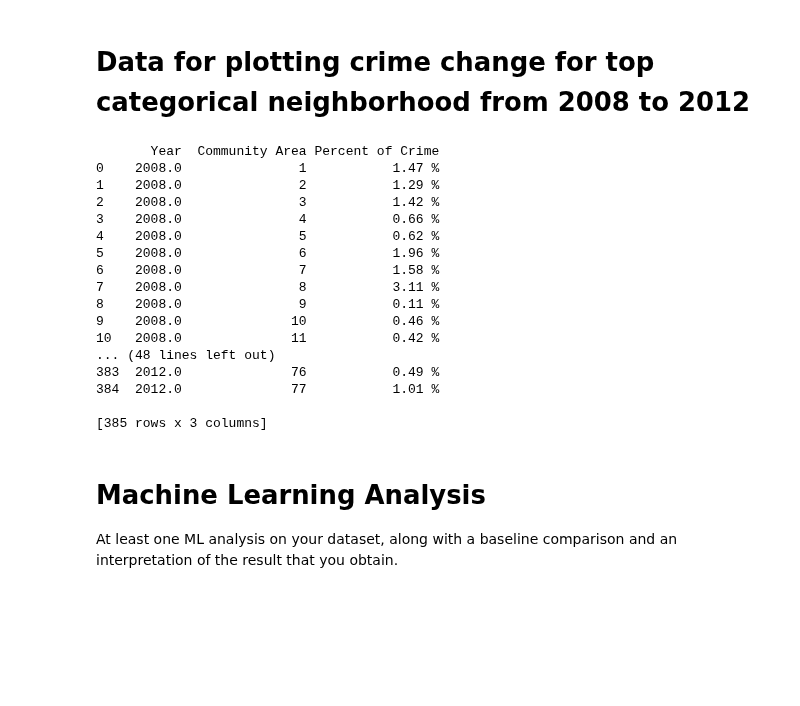
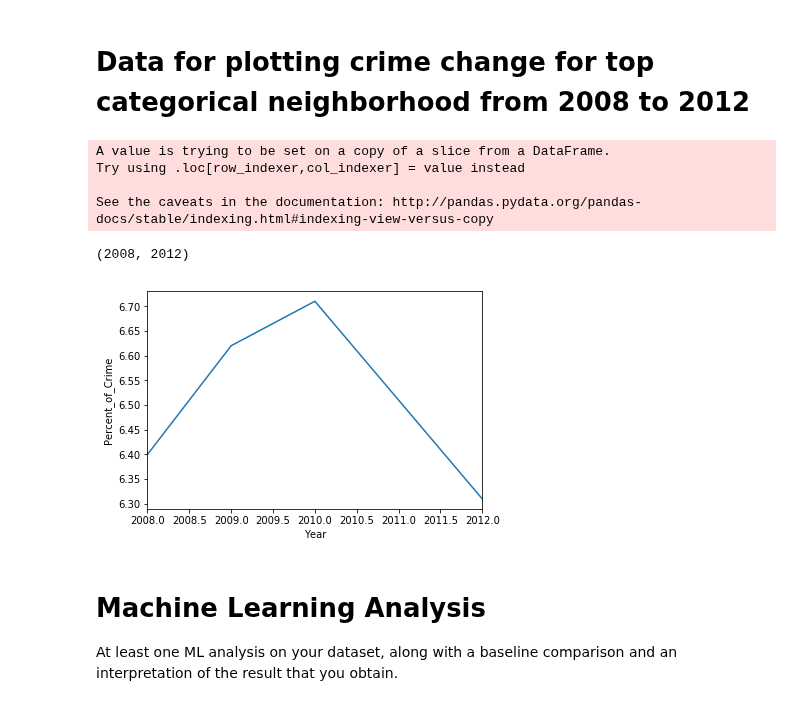
Before and after one commit to edgeslab/CS418-Project, a Jupyter notebook: 418_ProjectV3.ipynb, the cells around one changed output. Saved outputs shown, nothing was run; the diff lists cells and outputs as text; code cells hidden in the pictures; blank space fills up the shorter version.

```diff
--- a/418_ProjectV3.ipynb
+++ b/418_ProjectV3.ipynb
@@ -230,40 +237,33 @@ cbar = fig.colorbar(sm)
 # %%
 crime = pd.read_csv("dataFiltered.csv")
 crime.dropna()
 crime.drop(crime.loc[crime['Community Area']== 0].index, inplace=True)
 
 
 data_2008 = crime.loc[crime['Year']==2008]
 community_area=[]
 data= crime.groupby(['Year','Community Area']).count()['ID'].reset_index()#.apply(lambda g:g / g.sum())
-sum_data = (data.groupby(['Year']).apply(lambda g: (g['ID']/g['ID'].sum())).reset_index(name = 'Percent of Crime'))
+sum_data = (data.groupby(['Year']).apply(lambda g: (g['ID']/g['ID'].sum())).reset_index(name = 'Percent_of_Crime'))
 for i in range(0,6):
         for j in range(1,78):
             community_area.append(j)
 arr_data = np.array(community_area)
 sum_data = sum_data.drop(columns=['level_1'])
 sum_data['Community Area'] = pd.DataFrame(data=community_area)
-sum_data = sum_data[['Year','Community Area','Percent of Crime']]
-sum_data['Percent of Crime'] = sum_data['Percent of Crime'].apply(lambda x: "{0:.2f} %".format(x*100))
-print(sum_data)
+sum_data = sum_data[['Year','Community Area','Percent_of_Crime']]
+sum_data['Percent_of_Crime'] = sum_data['Percent_of_Crime'].apply(lambda x: "{0:.2f} ".format(x*100))
+#print(sum_data)
+comm_area = sum_data.loc[sum_data['Community Area']==25]
+comm_area['Percent_of_Crime'] = pd.to_numeric(comm_area['Percent_of_Crime'], errors='coerce')
+ax = sns.lineplot(x='Year', y='Percent_of_Crime', data = comm_area)
+ax.set_xlim(2008,2012)
 # %% [output]
-       Year  Community Area Percent of Crime
-0    2008.0               1           1.47 %
-1    2008.0               2           1.29 %
-2    2008.0               3           1.42 %
-3    2008.0               4           0.66 %
-4    2008.0               5           0.62 %
-5    2008.0               6           1.96 %
-6    2008.0               7           1.58 %
-7    2008.0               8           3.11 %
-8    2008.0               9           0.11 %
-9    2008.0              10           0.46 %
-10   2008.0              11           0.42 %
-... (48 lines left out)
-383  2012.0              76           0.49 %
-384  2012.0              77           1.01 %
+A value is trying to be set on a copy of a slice from a DataFrame.
+Try using .loc[row_indexer,col_indexer] = value instead
 
-[385 rows x 3 columns]
+See the caveats in the documentation: http://pandas.pydata.org/pandas-docs/stable/indexing.html#indexing-view-versus-copy
+(2008, 2012)
+[figure, added]
 # %% [markdown]
 # Machine Learning Analysis
 At least one ML analysis on your dataset, along with a baseline comparison
```
Also changed, not shown: parts of 1 cell of this notebook.
